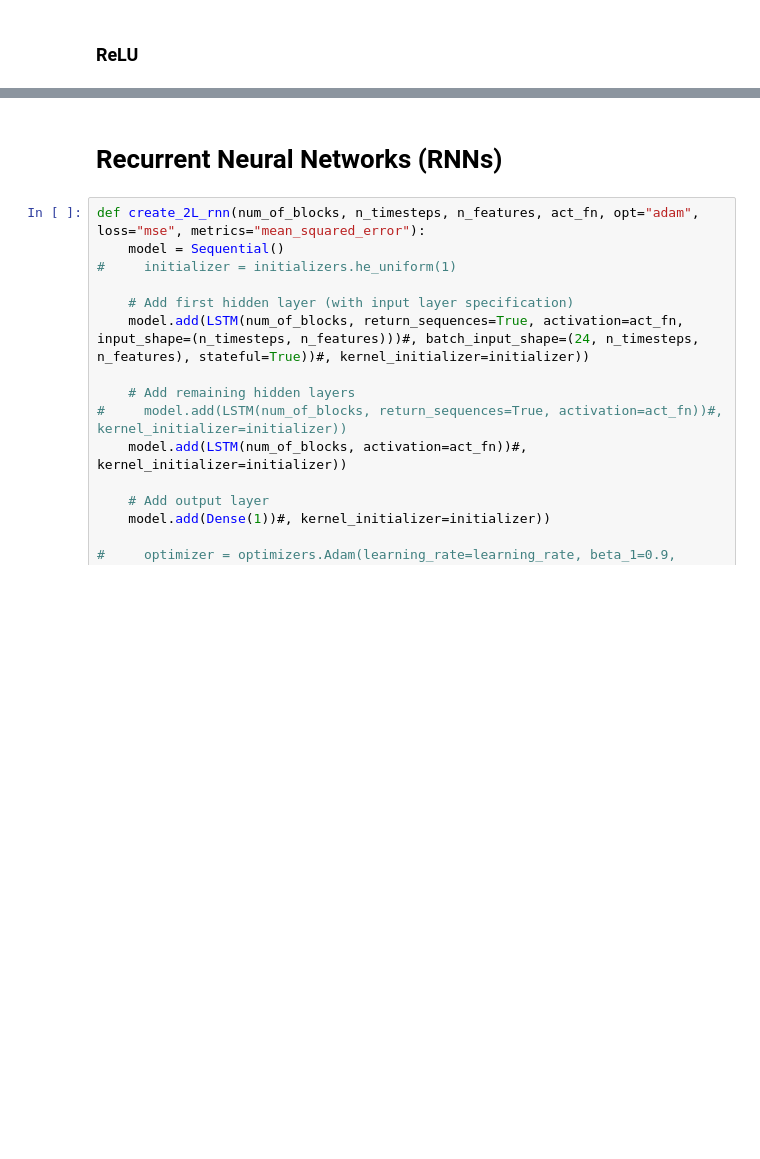
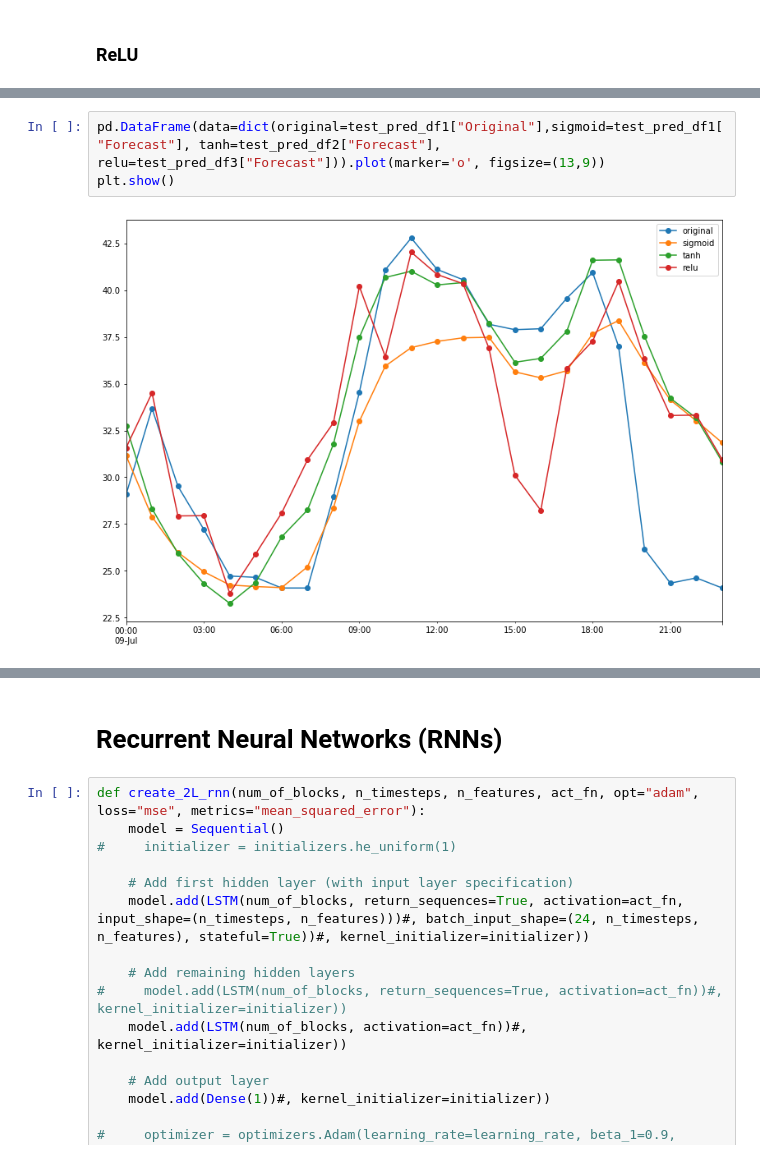
Before and after one commit to nvolfango/MScDissertation, a Jupyter notebook: Nathaniel/Neural Networks.ipynb, the cells around one changed output, grey strips where cells are left out. Cells and saved outputs as stored; diff of their text form; blank space fills up the shorter version.

```diff
--- a/Nathaniel/Neural Networks.ipynb
+++ b/Nathaniel/Neural Networks.ipynb
@@ -345,0 +337,5 @@ np.sqrt(metrics.mean_absolute_error(test_pred_df3["Original"], test_pred_df3["Fo
+# %%
+pd.DataFrame(data=dict(original=test_pred_df1["Original"],sigmoid=test_pred_df1["Forecast"], tanh=test_pred_df2["Forecast"], relu=test_pred_df3["Forecast"])).plot(marker='o', figsize=(13,9))
+plt.show()
+# %% [output]
+[figure, added]
```
Also changed, not shown: parts of 19 cells of this notebook.
